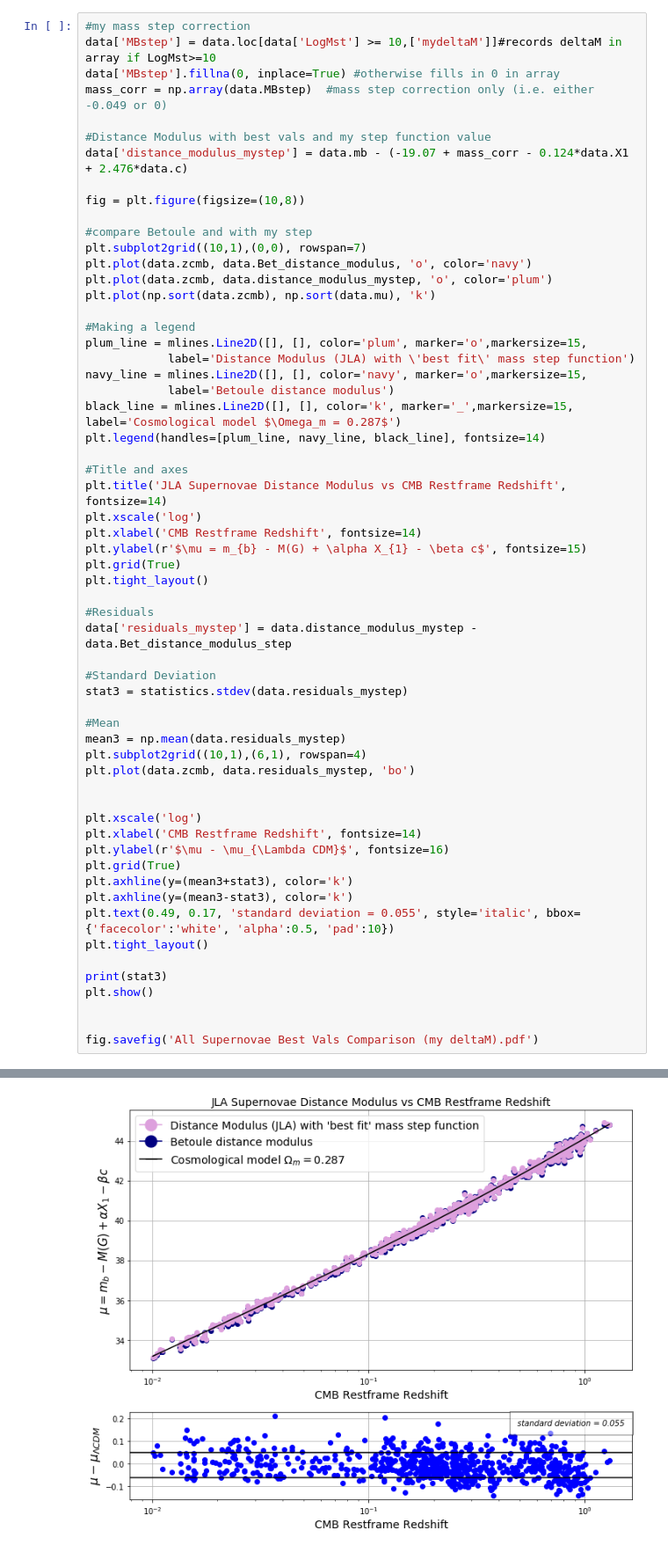
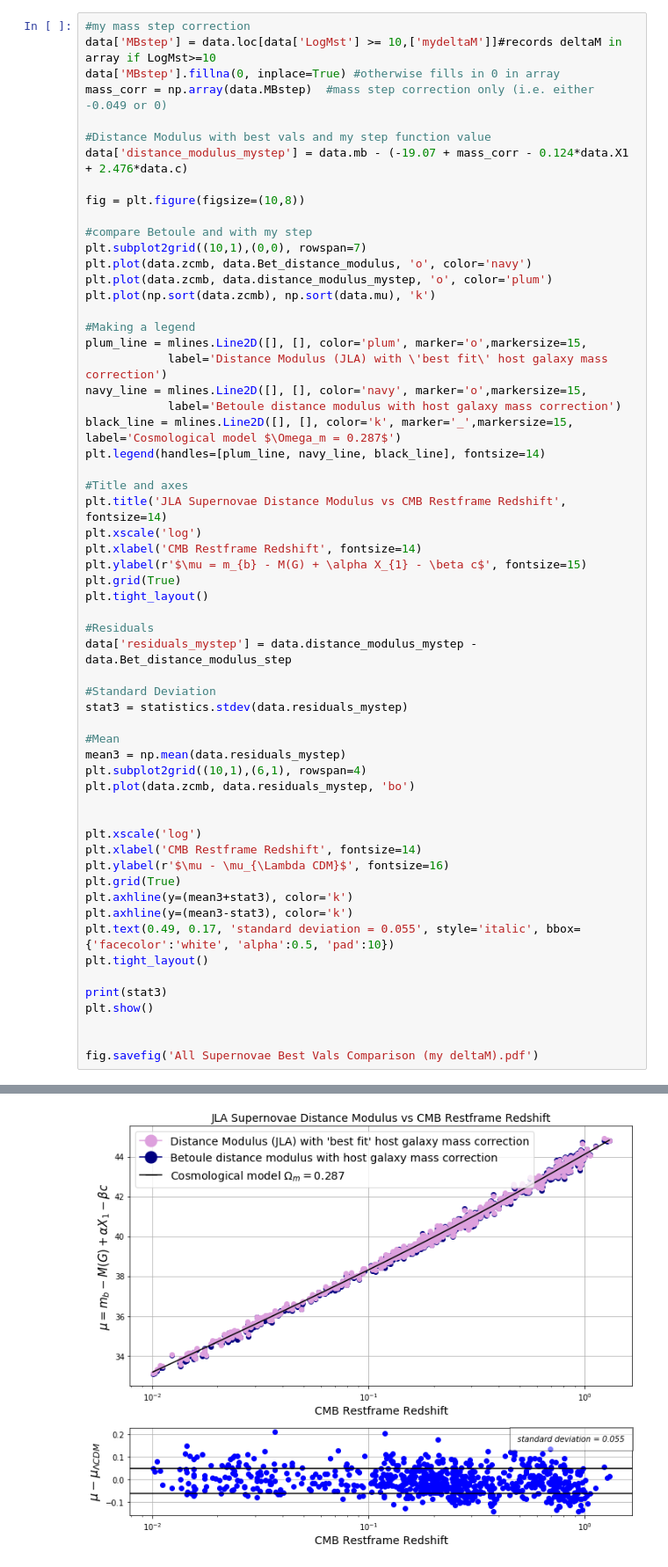
Before and after one commit to KellySkillen/Supernovae, a Jupyter notebook: Comparing Curve Fit (JLA).ipynb, the cells around one changed output, grey strips where cells are left out. Shown at 88% size. Drawn from its saved outputs; the diff is of its cells as text.

```diff
--- a/Comparing Curve Fit (JLA).ipynb
+++ b/Comparing Curve Fit (JLA).ipynb
@@ -153,9 +153,9 @@ plt.plot(np.sort(data.zcmb), np.sort(data.mu), 'k')
 
 #Making a legend
 plum_line = mlines.Line2D([], [], color='plum', marker='o',markersize=15,
-            label='Distance Modulus (JLA) with \'best fit\' mass step function')
+            label='Distance Modulus (JLA) with \'best fit\' host galaxy mass correction')
 navy_line = mlines.Line2D([], [], color='navy', marker='o',markersize=15,
-            label='Betoule distance modulus')
+            label='Betoule distance modulus with host galaxy mass correction')
 black_line = mlines.Line2D([], [], color='k', marker='_',markersize=15, label='Cosmological model $\Omega_m = 0.287$')
 plt.legend(handles=[plum_line, navy_line, black_line], fontsize=14)
 
@@ -168,31 +168,31 @@ plt.grid(True)
 plt.tight_layout()
 
 #Residuals
 data['residuals_mystep'] = data.distance_modulus_mystep - data.Bet_distance_modulus_step
 
 #Standard Deviation
 stat3 = statistics.stdev(data.residuals_mystep)
 
 #Mean
 mean3 = np.mean(data.residuals_mystep)
 plt.subplot2grid((10,1),(6,1), rowspan=4)
 plt.plot(data.zcmb, data.residuals_mystep, 'bo')
 
 
 plt.xscale('log')
 plt.xlabel('CMB Restframe Redshift', fontsize=14)
 plt.ylabel(r'$\mu - \mu_{\Lambda CDM}$', fontsize=16)
 plt.grid(True)
 plt.axhline(y=(mean3+stat3), color='k')
 plt.axhline(y=(mean3-stat3), color='k')
 plt.text(0.49, 0.17, 'standard deviation = 0.055', style='italic', bbox={'facecolor':'white', 'alpha':0.5, 'pad':10})
 plt.tight_layout()
 
 print(stat3)
 plt.show()
 
 
 fig.savefig('All Supernovae Best Vals Comparison (my deltaM).pdf')
 # %% [output]
 0.05493577390431707
-[figure, old version]
+[figure, new version]
```
Also changed, not shown: parts of 1 cell of this notebook, 6 other files.
